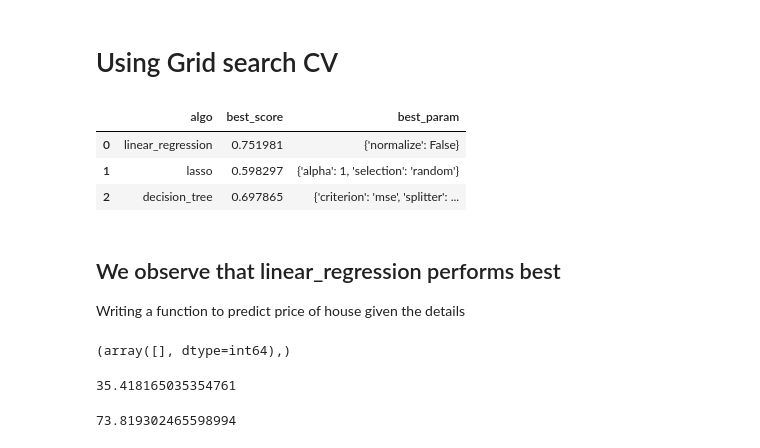
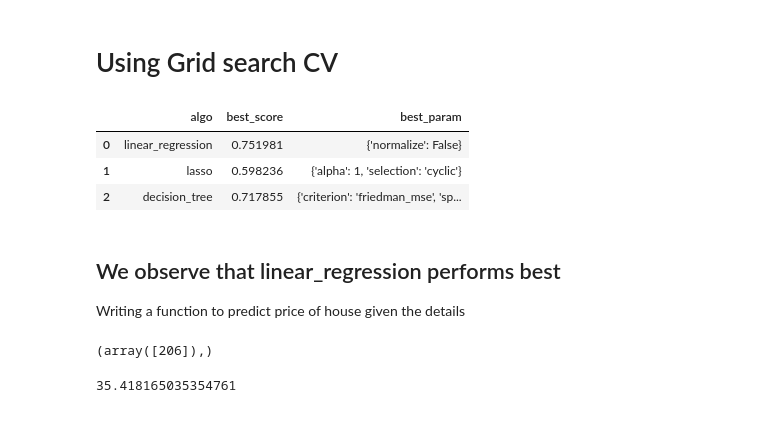
Before and after one commit to prakx1/laughing-tribble, a Jupyter notebook: Bengaluru-housing.ipynb, the cells around one changed output. Drawn from its saved outputs; the diff is of its cells as text; code cells hidden in the pictures.

```diff
--- a/Bengaluru-housing.ipynb
+++ b/Bengaluru-housing.ipynb
@@ -263,7 +263,7 @@ len(df5.location.unique())
 There are a lot of different locations, we found no of data points for each location and consinder only those location having data points grater than _n_ data points (here say 10) and rename the location less than _n_ as 'others'.
 # %%
 df5.location =df5.location.apply(lambda x : str(x).strip())
-location_stats = df5.groupby('location')['location'].agg('count').sort_values(ascending=False)
-location_stats.head(50)
+location_stats = df5.groupby('location')['location'].agg('count').sort_values(ascending=True)
+location_stats.head()
 # %% [output]
 location
@@ -552,12 +542,11 @@ def find_best_model_using_gridsearchcv(X, y):
     return pd.DataFrame(scores, columns=["algo", "best_score", "best_param"])
 # %%
 find_best_model_using_gridsearchcv(X, y)
-X.col
 # %% [output]
 |  | algo | best_score | best_param |
 | 0 | linear_regression | 0.751981 | {'normalize': False} |
-| 1 | lasso | 0.598297 | {'alpha': 1, 'selection': 'random'} |
-| 2 | decision_tree | 0.697865 | {'criterion': 'mse', 'splitter': ... |
+| 1 | lasso | 0.598236 | {'alpha': 1, 'selection': 'cyclic'} |
+| 2 | decision_tree | 0.717855 | {'criterion': 'friedman_mse', 'sp... |
 # %% [markdown]
 ## We observe that linear_regression performs best
 Writing a function to predict price of house given the details
@@ -572,14 +561,10 @@ def predict_price(location, total_sqft, bath, bhk ):
 
     return lg_model.predict([x])[0]
 # %%
-np.where(X.columns == "Vijayanagar")
+np.where(X.columns == "Sarjapur")
 # %% [output]
-(array([], dtype=int64),)
+(array([206]),)
 # %%
 predict_price("Electronic City Phase II",1056, 2 , 2)
 # %% [output]
 35.418165035354761
-# %%
-predict_price("Whitefield", 1170, 2, 4 )
-# %% [output]
-73.819302465598994
```
Also changed, not shown: parts of 4 cells of this notebook, 2 other files.
